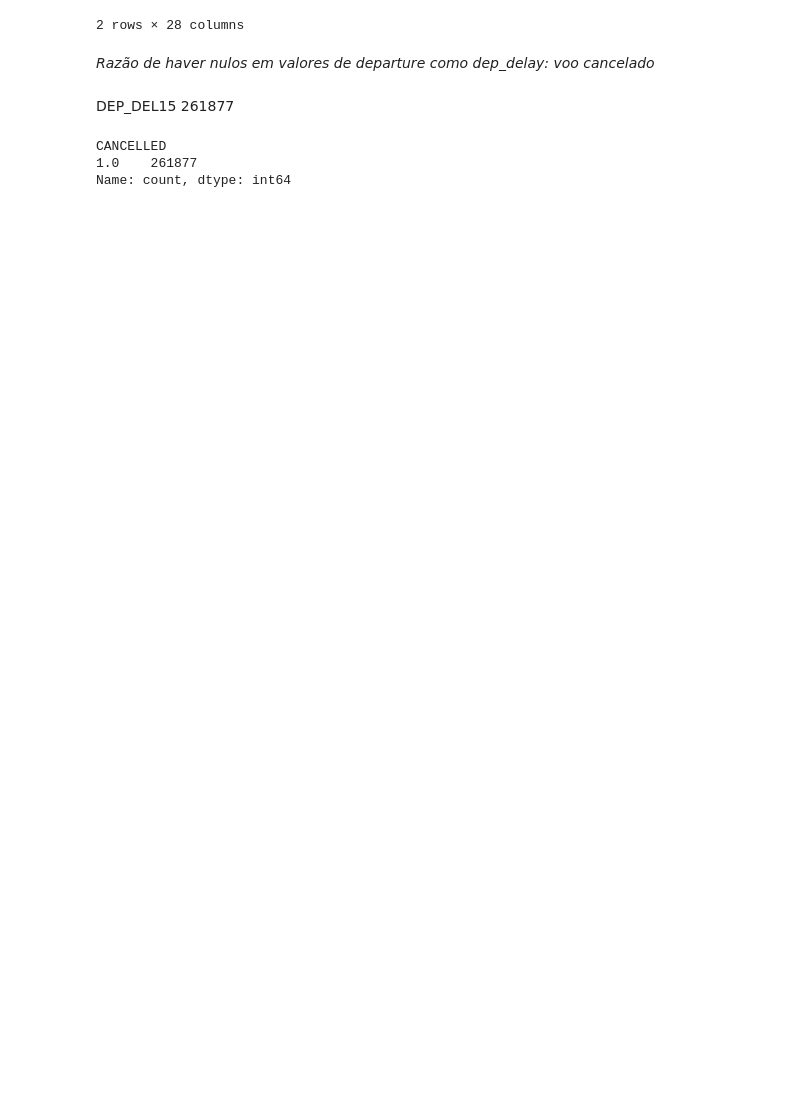
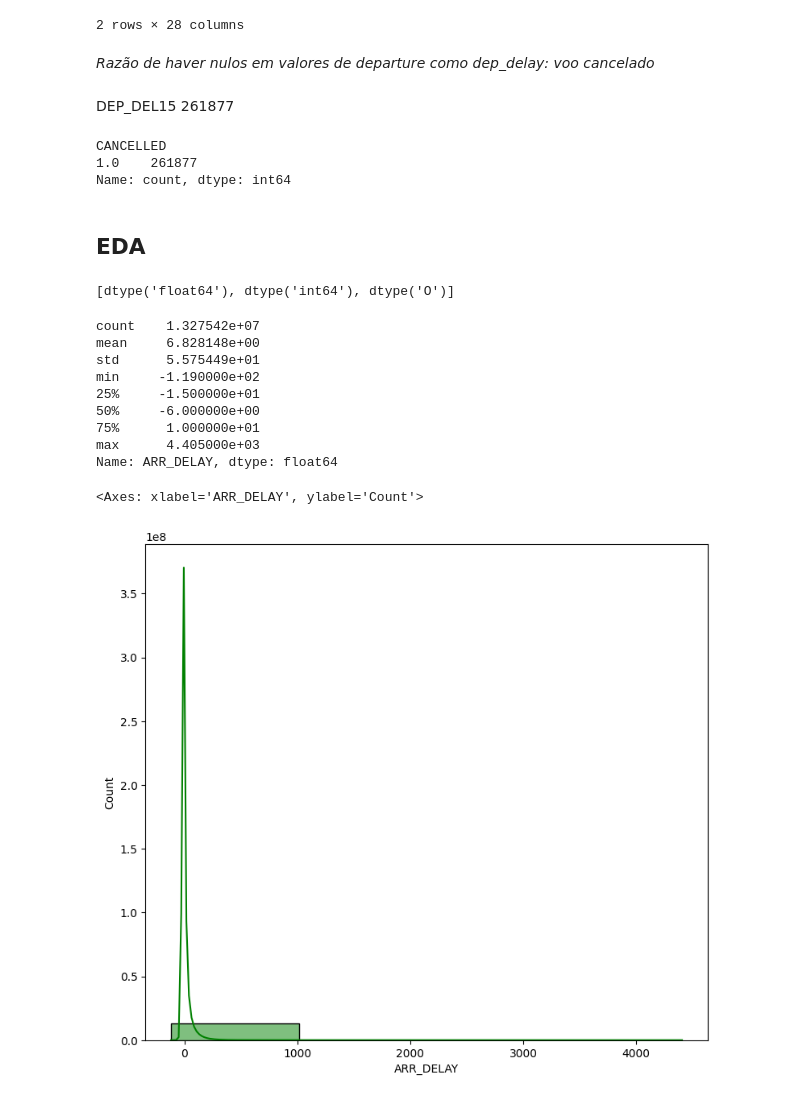
Before and after one commit to inesluis/LAIA_Project, a Jupyter notebook: dataset_analysis.ipynb, the cells around one changed output. Drawn from its saved outputs; the diff is of its cells as text; code cells hidden in the pictures; blank space fills up the shorter version.

```diff
--- a/dataset_analysis.ipynb
+++ b/dataset_analysis.ipynb
@@ -23,7 +27,11 @@ df_final.to_csv(pasta / "T_ONTIME_REPORTING_completo.csv", index=False)
 # %% [markdown]
 Carregar o dataset
 # %%
-df = pd.read_csv('Data/T_ONTIME_REPORTING_completo.csv')
+df = pd.read_csv('data/raw/T_ONTIME_REPORTING_completo.csv')
+# %%
+df["TARGET"] = np.select([df["ARR_DELAY"] < 15, df["ARR_DELAY"] <= 60], [1, 2], default=3)
+# %%
+df.drop(columns=['ARR_DELAY','ARR_DELAY_NEW','ARR_DEL15'],inplace=True)
 # %% [markdown]
 ## Resumo do dataframe
 # %%
@@ -474,3 +482,25 @@ df[df["DEP_DELAY"].isnull()]['CANCELLED'].value_counts()
 CANCELLED
 1.0    261877
 Name: count, dtype: int64
+# %% [markdown]
+## EDA
+# %%
+list(set(df.dtypes.tolist()))
+# %% [output]
+[dtype('float64'), dtype('int64'), dtype('O')]
+# %%
+print(df['ARR_DELAY'].describe())
+plt.figure(figsize=(9, 8))
+sns.histplot(df['ARR_DELAY'], color='g', bins=4,kde=True)
+# %% [output]
+count    1.327542e+07
+mean     6.828148e+00
+std      5.575449e+01
+min     -1.190000e+02
+25%     -1.500000e+01
+50%     -6.000000e+00
+75%      1.000000e+01
+max      4.405000e+03
+Name: ARR_DELAY, dtype: float64
+<Axes: xlabel='ARR_DELAY', ylabel='Count'>
+[figure, added]
```
Also changed, not shown: parts of 16 cells of this notebook.
